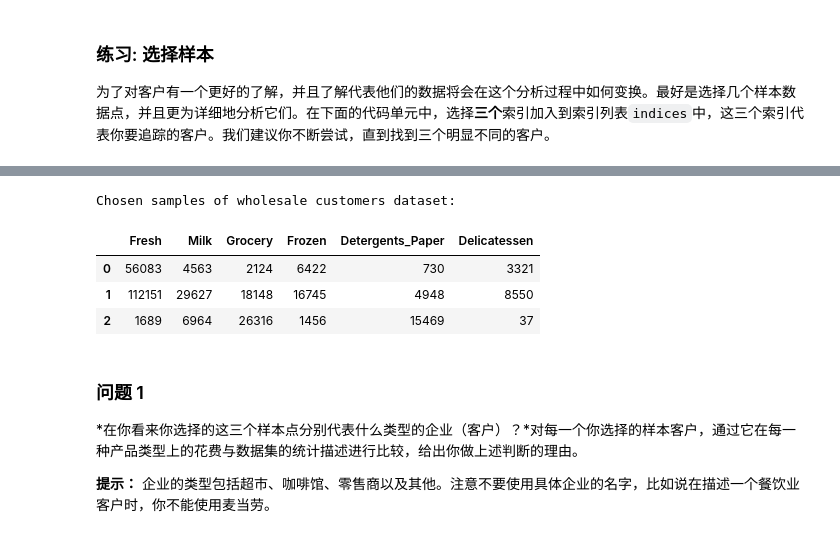
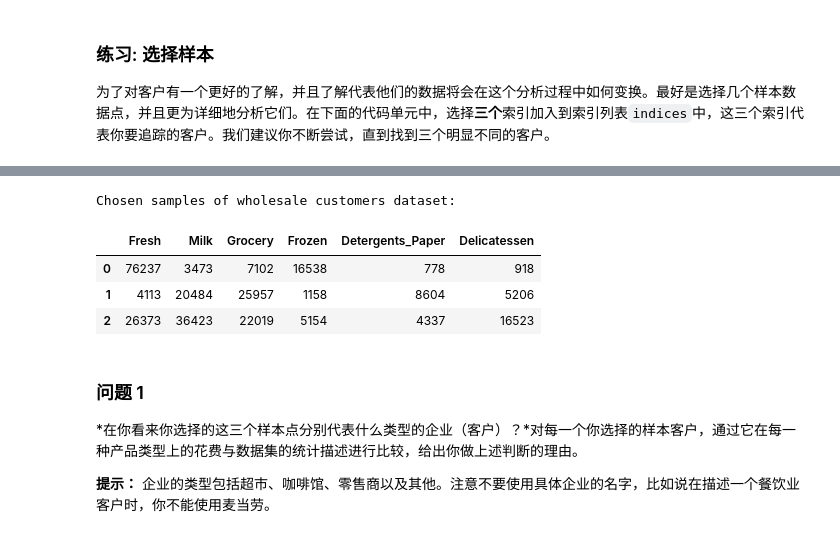
Before and after one commit to mshijie/creating_customer_segments, a Jupyter notebook: customer_segments.ipynb, the cells around one changed output, grey strips where cells are left out. Cells and saved outputs as stored; diff of their text form; code cells hidden in the pictures.

```diff
--- a/customer_segments.ipynb
+++ b/customer_segments.ipynb
@@ -59,18 +103,17 @@ display(data.describe())
 # %%
 # TODO：从数据集中选择三个你希望抽样的数据点的索引
-# import random
-indices = [258, 181, 343]
+indices = [125, 28, 23]
 # print indices
 # 为选择的样本建立一个DataFrame
 samples = pd.DataFrame(data.loc[indices], columns = data.keys()).reset_index(drop = True)
 print "Chosen samples of wholesale customers dataset:"
 display(samples)
 # %% [output]
 Chosen samples of wholesale customers dataset:
 |  | Fresh | Milk | Grocery | Frozen | Detergents_Paper | Delicatessen |
-| 0 | 56083 | 4563 | 2124 | 6422 | 730 | 3321 |
-| 1 | 112151 | 29627 | 18148 | 16745 | 4948 | 8550 |
-| 2 | 1689 | 6964 | 26316 | 1456 | 15469 | 37 |
+| 0 | 76237 | 3473 | 7102 | 16538 | 778 | 918 |
+| 1 | 4113 | 20484 | 25957 | 1158 | 8604 | 5206 |
+| 2 | 26373 | 36423 | 22019 | 5154 | 4337 | 16523 |
 # %% [markdown]
 ### 问题 1
 *在你看来你选择的这三个样本点分别代表什么类型的企业（客户）？*对每一个你选择的样本客户，通过它在每一种产品类型上的花费与数据集的统计描述进行比较，给出你做上述判断的理由。
```
Also changed, not shown: parts of 20 cells of this notebook, 1 other file.
